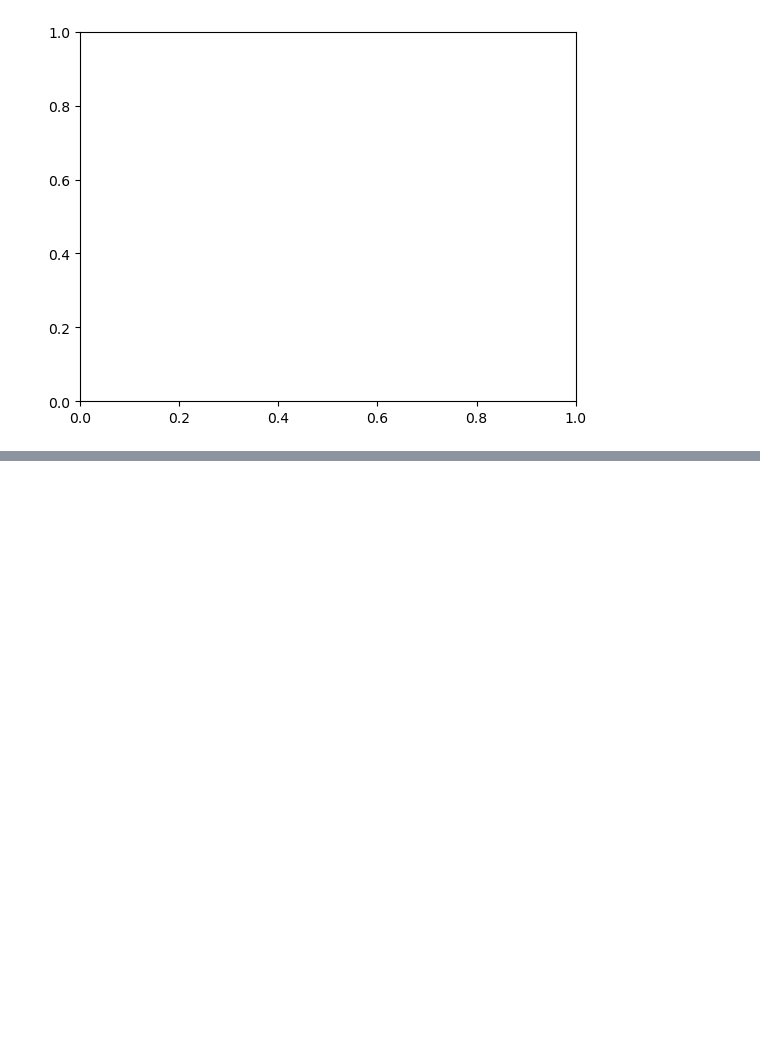
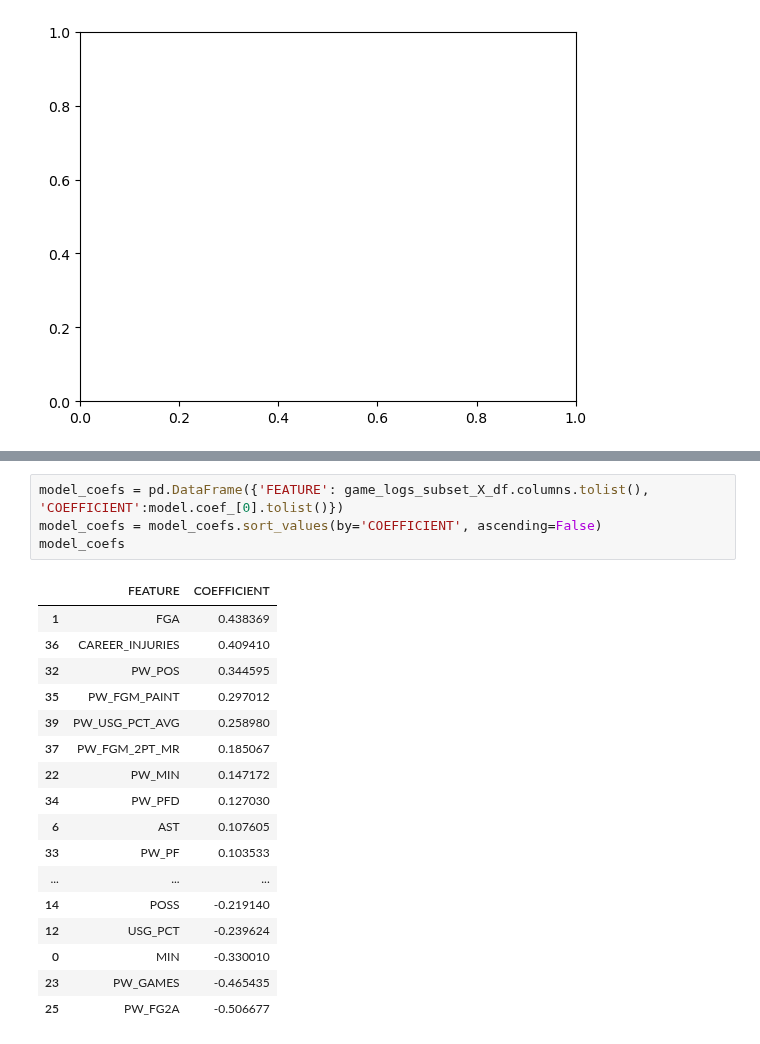
Before and after one commit to NadeemPatel2019/MSDS-456-final-project, a Jupyter notebook: nba_game_logs_eda_2021-22.ipynb, the cells around one changed output, grey strips where cells are left out. Drawn from its saved outputs; the diff is of its cells as text; blank space fills up the shorter version.

```diff
--- a/nba_game_logs_eda_2021-22.ipynb
+++ b/nba_game_logs_eda_2021-22.ipynb
@@ -460,0 +480,22 @@ Confusion matrix:
+# %%
+model_coefs = pd.DataFrame({'FEATURE': game_logs_subset_X_df.columns.tolist(), 'COEFFICIENT':model.coef_[0].tolist()})
+model_coefs = model_coefs.sort_values(by='COEFFICIENT', ascending=False)
+model_coefs
+# %% [output]
+|  | FEATURE | COEFFICIENT |
+| 1 | FGA | 0.438369 |
+| 36 | CAREER_INJURIES | 0.409410 |
+| 32 | PW_POS | 0.344595 |
+| 35 | PW_FGM_PAINT | 0.297012 |
+| 39 | PW_USG_PCT_AVG | 0.258980 |
+| 37 | PW_FGM_2PT_MR | 0.185067 |
+| 22 | PW_MIN | 0.147172 |
+| 34 | PW_PFD | 0.127030 |
+| 6 | AST | 0.107605 |
+| 33 | PW_PF | 0.103533 |
+| ... | ... | ... |
+| 14 | POSS | -0.219140 |
+| 12 | USG_PCT | -0.239624 |
+| 0 | MIN | -0.330010 |
+| 23 | PW_GAMES | -0.465435 |
+| 25 | PW_FG2A | -0.506677 |
```
Also changed, not shown: parts of 15 cells of this notebook.
